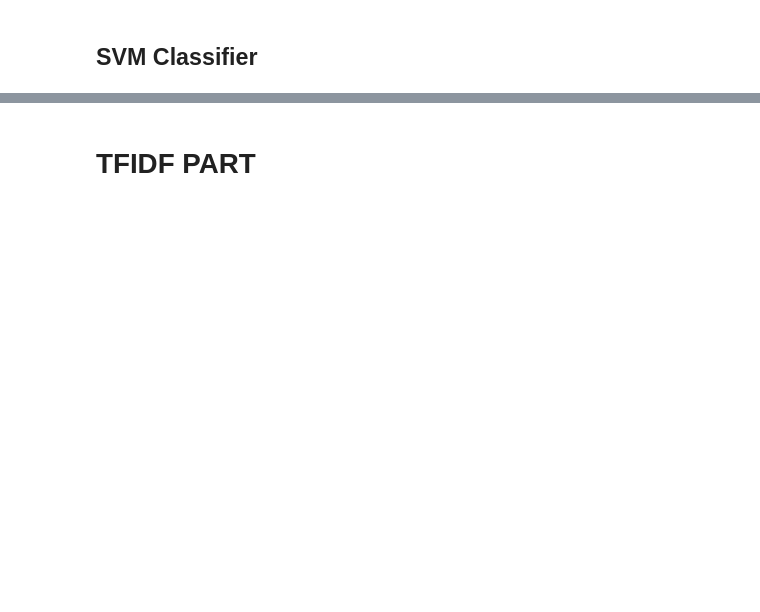
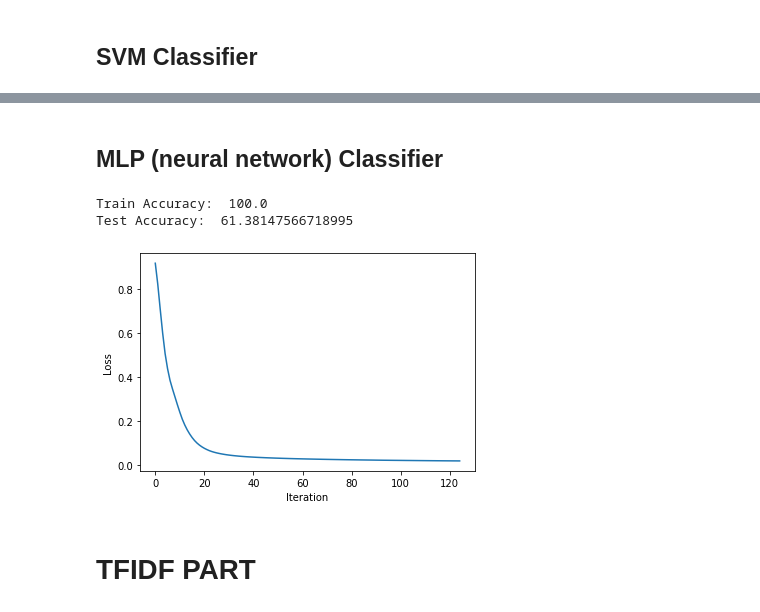
Before and after one commit to ShashiKiranMR/CS-7641-ML-Project, a Jupyter notebook: src/supervised.ipynb, the cells around one changed output, grey strips where cells are left out. Drawn from its saved outputs; the diff is of its cells as text; code cells hidden in the pictures; blank space fills up the shorter version.

```diff
--- a/src/supervised.ipynb
+++ b/src/supervised.ipynb
@@ -359,3 +362,43 @@ Test Accuracy:  58.86970172684458
+# %% [markdown]
+## MLP (neural network) Classifier
+# %%
+from sklearn.neural_network import MLPClassifier
+
+##hyperparams
+h_lrs = 7
+acts = 'relu' #'identity', 'logistic', 'tanh'
+solver = 'adam' #'sgd'
+l2_reg = 0.01
+batch_size = 'auto'
+lr_init = 0.01 #0.001
+lr_type = 'adaptive' #'constant', 'invscaling', 'adaptive'
+early_stopping = False #True
+validation_fraction = 0.05
+
+mymlp = MLPClassifier(hidden_layer_sizes=h_lrs, activation=acts, early_stopping=early_stopping,
+                    validation_fraction=validation_fraction, solver=solver,
+                      learning_rate_init = lr_init, learning_rate=lr_type,
+                      alpha = l2_reg, batch_size=batch_size, max_iter=10000)
+mymlp = mymlp.fit(X_train, train_label)
+
+loss_curve = mymlp.loss_curve_
+
+plt.plot(loss_curve)
+plt.xlabel("Iteration")
+plt.ylabel("Loss")
+
+## test
+#print(mymlp.predict(X_test[0]), test_label[0])
+
+train_preds = mymlp.predict(X_train.toarray())
+print("Train Accuracy: ", 100*accuracy_score(train_preds, train_label))
+
+test_preds = mymlp.predict(X_test.toarray())
+print("Test Accuracy: ", 100*accuracy_score(test_preds, test_label))
+# %% [output]
+Train Accuracy:  100.0
+Test Accuracy:  61.38147566718995
+[figure, added]
 # %% [markdown]
 # TFIDF PART
 # %%
```
Also changed, not shown: parts of 9 cells of this notebook.
